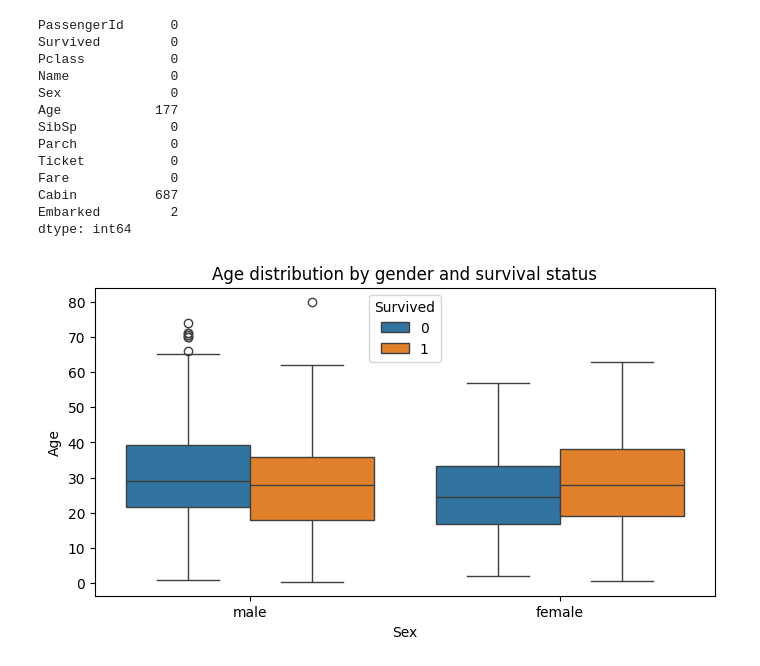
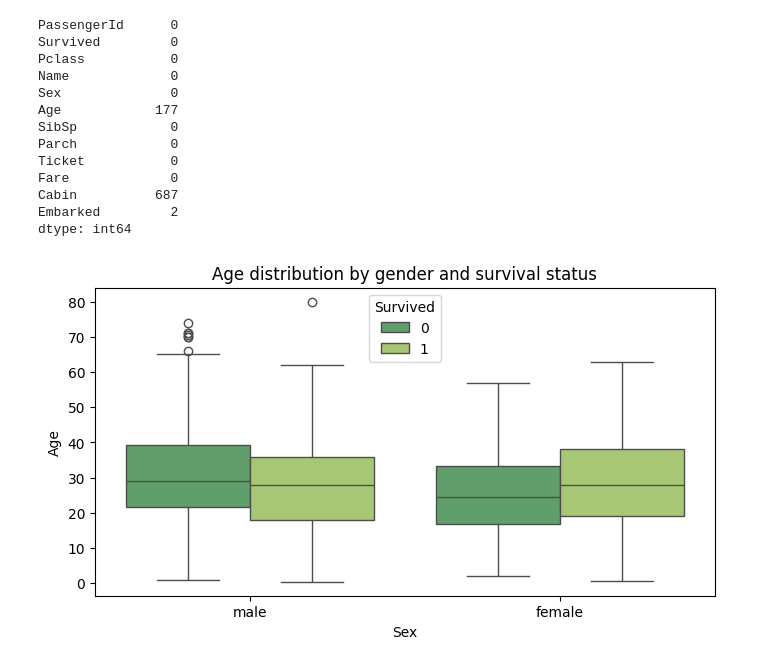
Before and after one commit to Sakshi2048/Sem6Codes, a Jupyter notebook: DSBDAL/Codes/Assignment9.ipynb, the cells around one changed output. Drawn from its saved outputs; the diff is of its cells as text; code cells hidden in the pictures.

```diff
--- a/DSBDAL/Codes/Assignment9.ipynb
+++ b/DSBDAL/Codes/Assignment9.ipynb
@@ -52,8 +52,8 @@ import matplotlib.pyplot as plt
 # %%
 # Box plot
 plt.figure(figsize=(8, 4))
-sns.boxplot(data=data, x="Sex", y="Age", hue="Survived")
+sns.boxplot(data=data, x="Sex", y="Age", hue="Survived", palette="")
 plt.title("Age distribution by gender and survival status")
 plt.show()
 # %% [output]
-[figure, old version]
+[figure, new version]
```
Also changed, not shown: 2 other files.
